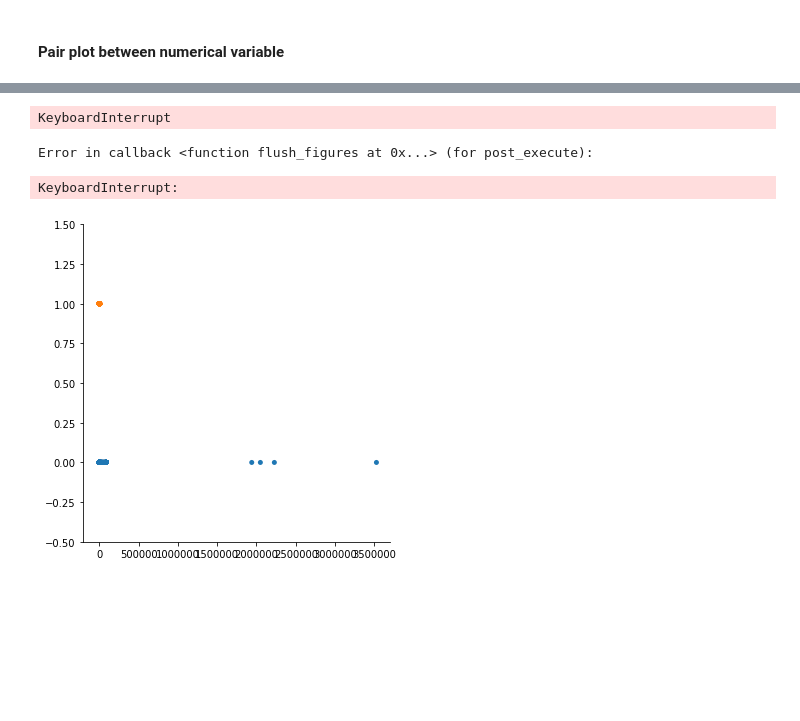
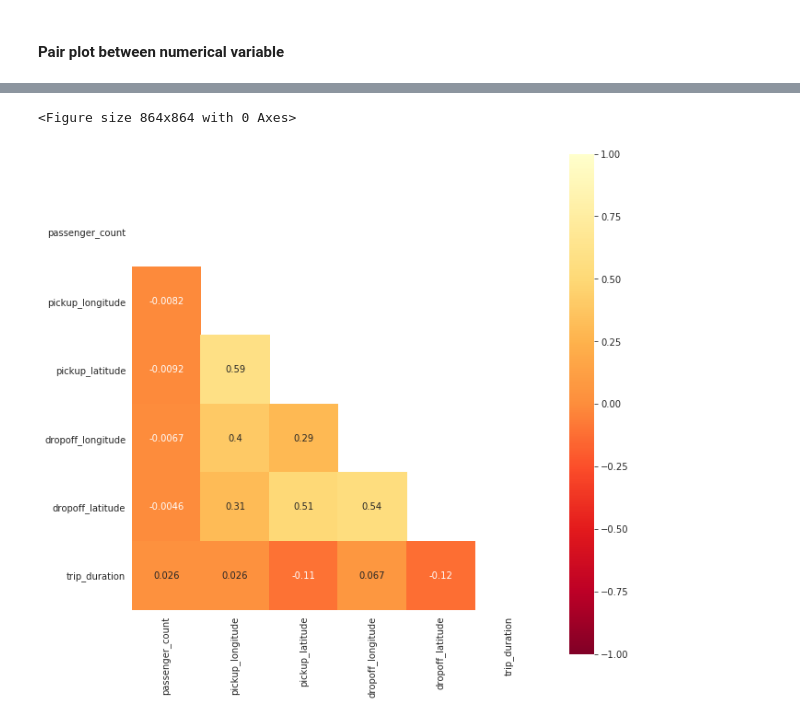
Before and after one commit to Litaa/life-expectancy-prediction-using-multiple-linear-regression, a Jupyter notebook: rm_taxi_predict.ipynb, the cells around one changed output, grey strips where cells are left out. Drawn from its saved outputs; the diff is of its cells as text; code cells hidden in the pictures; blank space fills up the shorter version.

```diff
--- a/rm_taxi_predict.ipynb
+++ b/rm_taxi_predict.ipynb
@@ -80,7 +88,22 @@ data[['pickup_datetime','dropoff_datetime']] = data[['pickup_datetime','dropoff_
+# %%
+data_sample.drop(columns= ['id','pickup_datetime','dropoff_datetime'], inplace=True)
 # %%
-data['store_and_fwd_flag'] = data['store_and_fwd_flag'].astype('category')
+data_sample[['store_and_fwd_flag','vendor_id']] = data_sample[['store_and_fwd_flag','vendor_id']].astype('category')
 # %% [markdown]
 <h2>Exploratory Data Analysis</h2>
 # %% [markdown]
 <h4>Pair plot between numerical variable</h4>
+# %%
+from sklearn import preprocessing
+for_scale = data_sample.select_dtypes(exclude='category')
+for_join = data_sample.select_dtypes('category')
+# Get column names first
+names = for_scale.columns
+# Create the Scaler object
+scaler = preprocessing.StandardScaler()
+# Fit your data on the scaler object
+scaled_df = scaler.fit_transform(data_sample.select_dtypes(exclude='category'))
+scaled_df = pd.DataFrame(scaled_df, columns=names)
+# %%
+scaled_df = scaled_df.join(for_join)
 # %%
@@ -93,7 +121,13 @@ sns.pairplot(data, palette="husl", diag_kind = "kde")
-# %%
-sns.catplot(x="trip_duration", y="store_and_fwd_flag", kind="swarm", data=data);
-# %% [output]
-KeyboardInterrupt
-Error in callback <function flush_figures at 0x...> (for post_execute):
-KeyboardInterrupt:
-[figure, removed]
+# %%
+pd.set_option('precision', 3)
+correlation=scaled_df.corr(method='spearman')
+# heatmap of the correlation
+plt.figure(figsize=(12,12))
+mask = np.zeros_like(correlation)
+mask[np.triu_indices_from(mask)] = True
+with sns.axes_style("white"):
+    f, ax = plt.subplots(figsize=(10, 10))
+    ax = sns.heatmap(correlation, mask=mask, square=True,annot=True,vmin=-1,vmax=1,cmap="YlOrRd_r")
+# %% [output]
+<Figure size 864x864 with 0 Axes>
+[figure, added]
```
Also changed, not shown: parts of 34 cells of this notebook.
